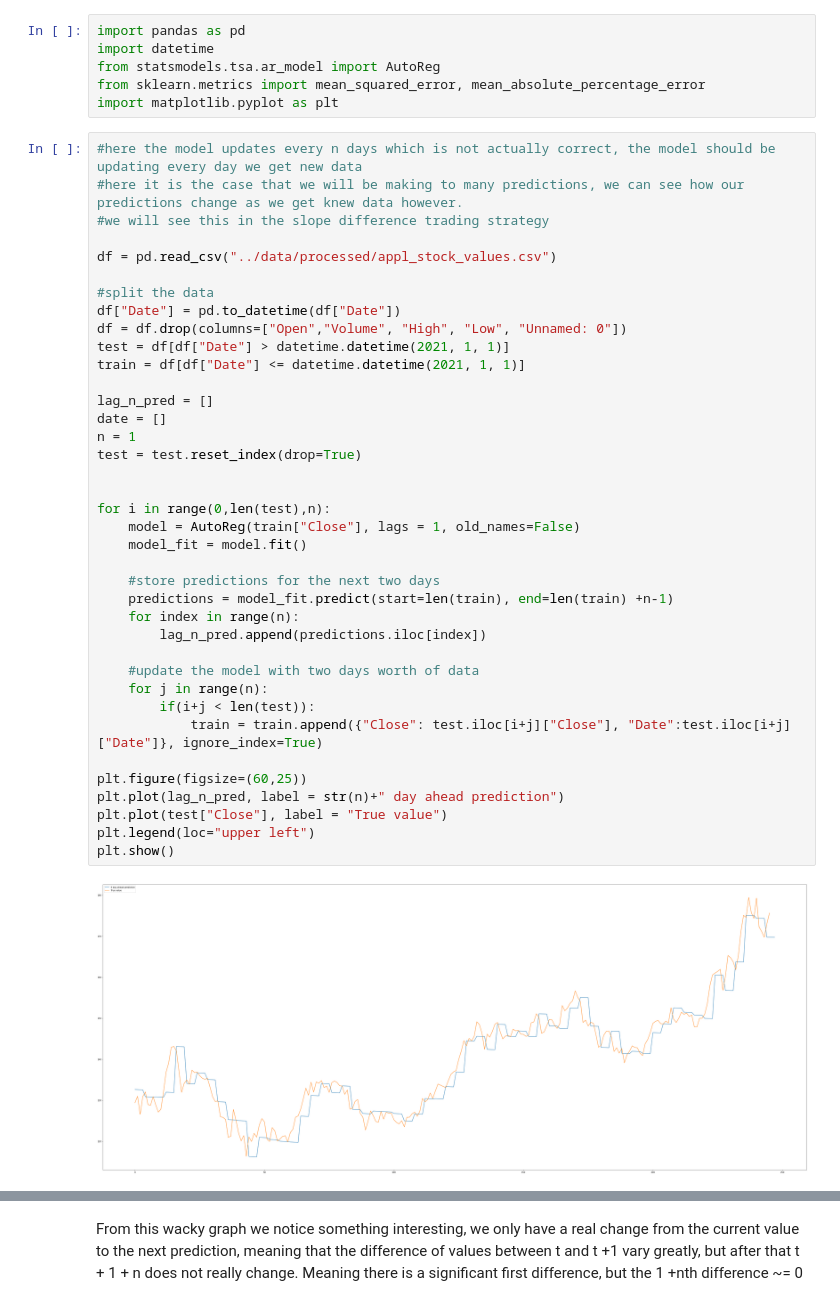
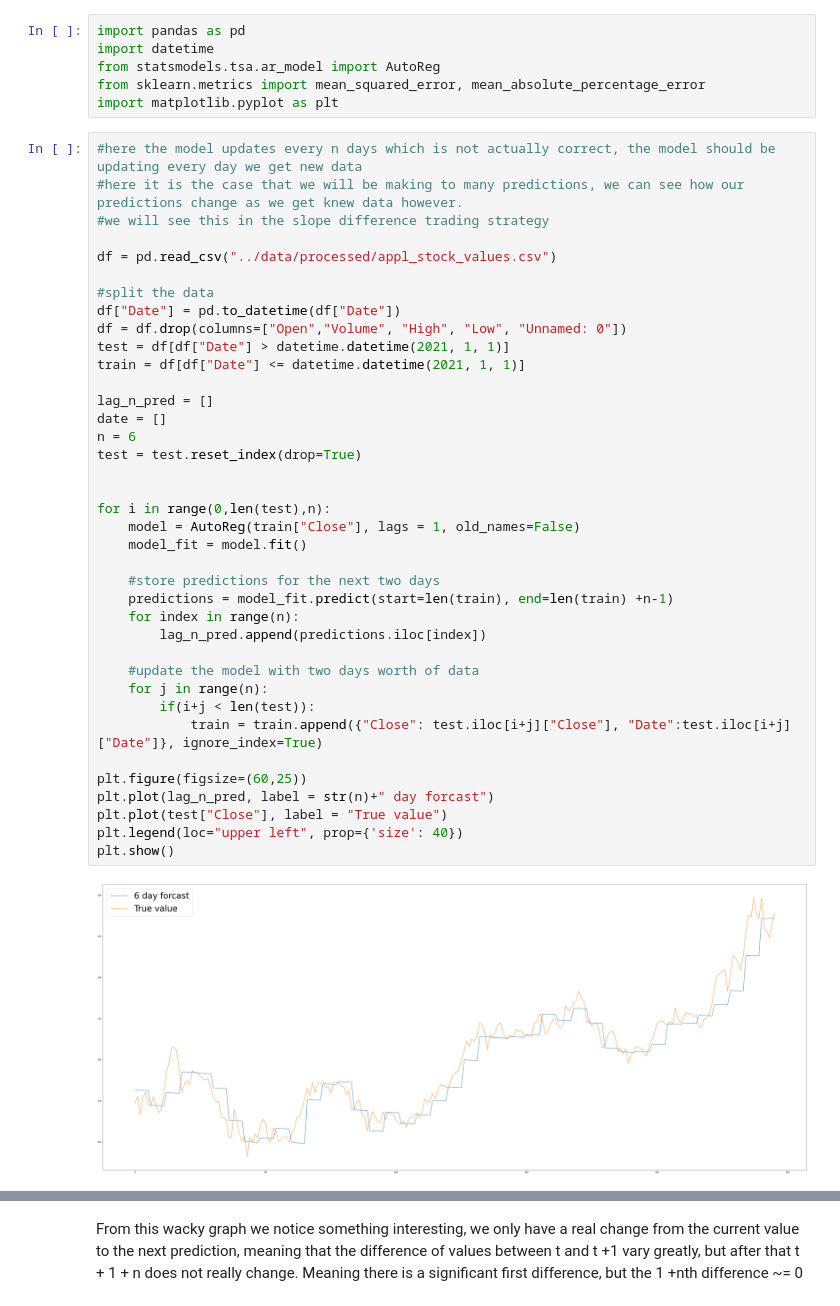
Before and after one commit to kevinkim101/financial_stock_data_modelling, a Jupyter notebook: project_name/notebooks/trading_strats.ipynb, the cells around one changed output, grey strips where cells are left out. Saved outputs shown, nothing was run; the diff lists cells and outputs as text.

```diff
--- a/project_name/notebooks/trading_strats.ipynb
+++ b/project_name/notebooks/trading_strats.ipynb
@@ -13,37 +13,37 @@ df = pd.read_csv("../data/processed/appl_stock_values.csv")
 
 #split the data
 df["Date"] = pd.to_datetime(df["Date"])
 df = df.drop(columns=["Open","Volume", "High", "Low", "Unnamed: 0"])
 test = df[df["Date"] > datetime.datetime(2021, 1, 1)]
 train = df[df["Date"] <= datetime.datetime(2021, 1, 1)]
 
 lag_n_pred = []
 date = []
-n = 1
+n = 6
 test = test.reset_index(drop=True)
 
 
 for i in range(0,len(test),n):
     model = AutoReg(train["Close"], lags = 1, old_names=False)
     model_fit = model.fit()
 
     #store predictions for the next two days
     predictions = model_fit.predict(start=len(train), end=len(train) +n-1)
     for index in range(n):
         lag_n_pred.append(predictions.iloc[index])
 
     #update the model with two days worth of data
     for j in range(n):
         if(i+j < len(test)):
             train = train.append({"Close": test.iloc[i+j]["Close"], "Date":test.iloc[i+j]["Date"]}, ignore_index=True)
 
 plt.figure(figsize=(60,25))
-plt.plot(lag_n_pred, label = str(n)+" day ahead prediction")
+plt.plot(lag_n_pred, label = str(n)+" day forcast")
 plt.plot(test["Close"], label = "True value")
-plt.legend(loc="upper left")
+plt.legend(loc="upper left", prop={'size': 40})
 plt.show()
 # %% [output]
-[figure, old version]
+[figure, new version]
 # %%
 #we revise the above plot to show the difference of slopes trading strategy
 #we see how our predictions change as we get new information to see what kind of trend we are in at the moment
```
Also changed, not shown: parts of 1 cell of this notebook, 4 other files.
